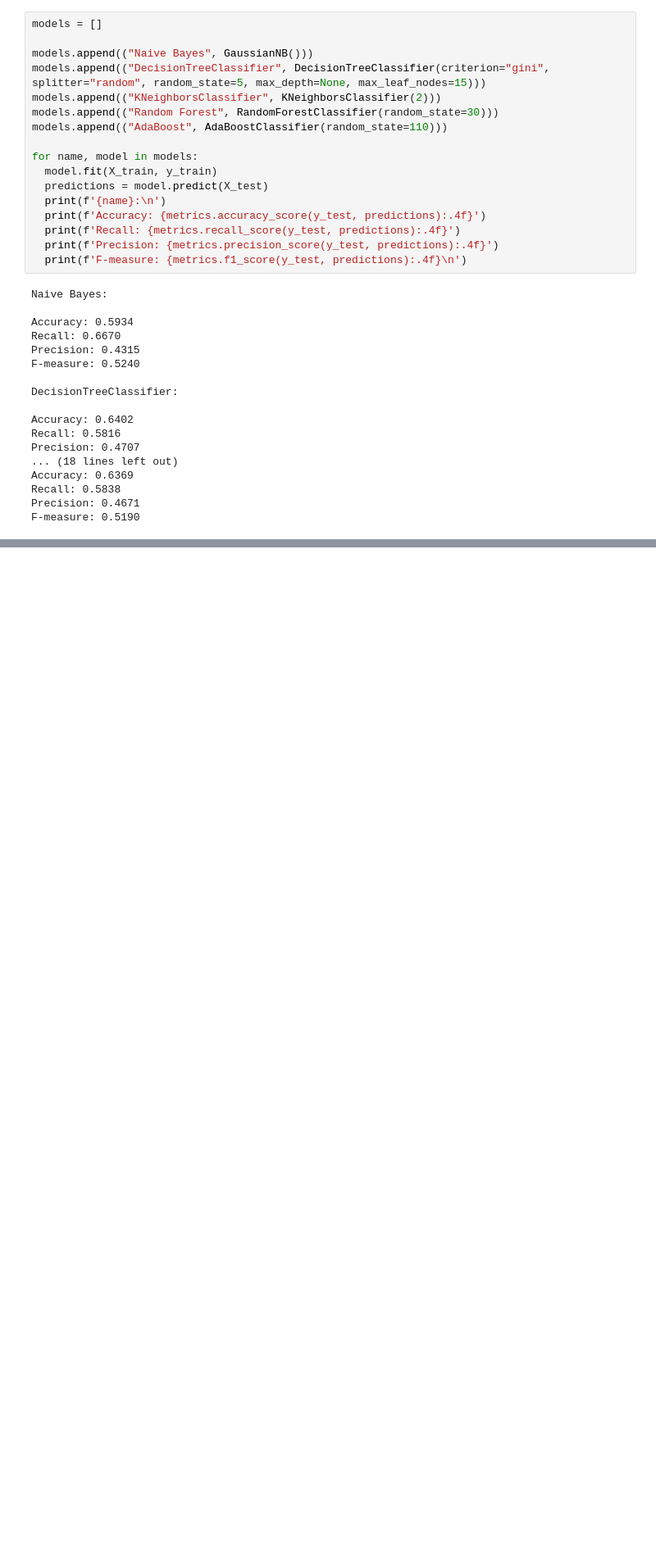
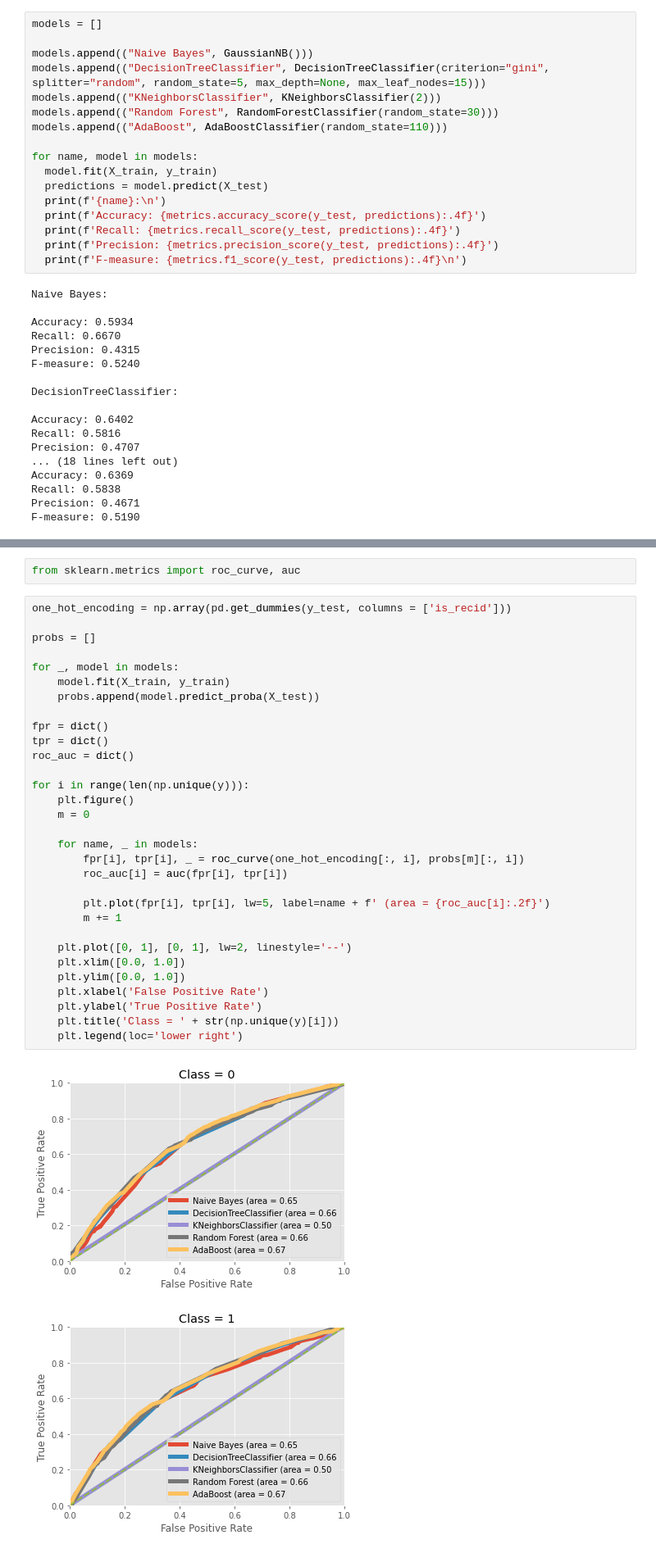
Before and after one commit to giadagabriele/COMPAS-Scores-Analysis, a Jupyter notebook: Proj/ModelingStep.ipynb, the cells around one changed output, grey strips where cells are left out. Shown at 82% size. Saved outputs shown, nothing was run; the diff lists cells and outputs as text; blank space fills up the shorter version.

```diff
--- a/Proj/ModelingStep.ipynb
+++ b/Proj/ModelingStep.ipynb
@@ -305,0 +356,36 @@ F-measure: 0.5190
+# %%
+from sklearn.metrics import roc_curve, auc
+# %%
+one_hot_encoding = np.array(pd.get_dummies(y_test, columns = ['is_recid']))
+
+probs = []
+
+for _, model in models:
+    model.fit(X_train, y_train)
+    probs.append(model.predict_proba(X_test))
+
+fpr = dict()
+tpr = dict()
+roc_auc = dict()
+
+for i in range(len(np.unique(y))):
+    plt.figure()
+    m = 0
+
+    for name, _ in models:
+        fpr[i], tpr[i], _ = roc_curve(one_hot_encoding[:, i], probs[m][:, i])
+        roc_auc[i] = auc(fpr[i], tpr[i])
+
+        plt.plot(fpr[i], tpr[i], lw=5, label=name + f' (area = {roc_auc[i]:.2f}')
+        m += 1
+
+    plt.plot([0, 1], [0, 1], lw=2, linestyle='--')
+    plt.xlim([0.0, 1.0])
+    plt.ylim([0.0, 1.0])
+    plt.xlabel('False Positive Rate')
+    plt.ylabel('True Positive Rate')
+    plt.title('Class = ' + str(np.unique(y)[i]))
+    plt.legend(loc='lower right')
+# %% [output]
+[figure, added]
+[figure, added]
```
Also changed, not shown: parts of 9 cells of this notebook.
